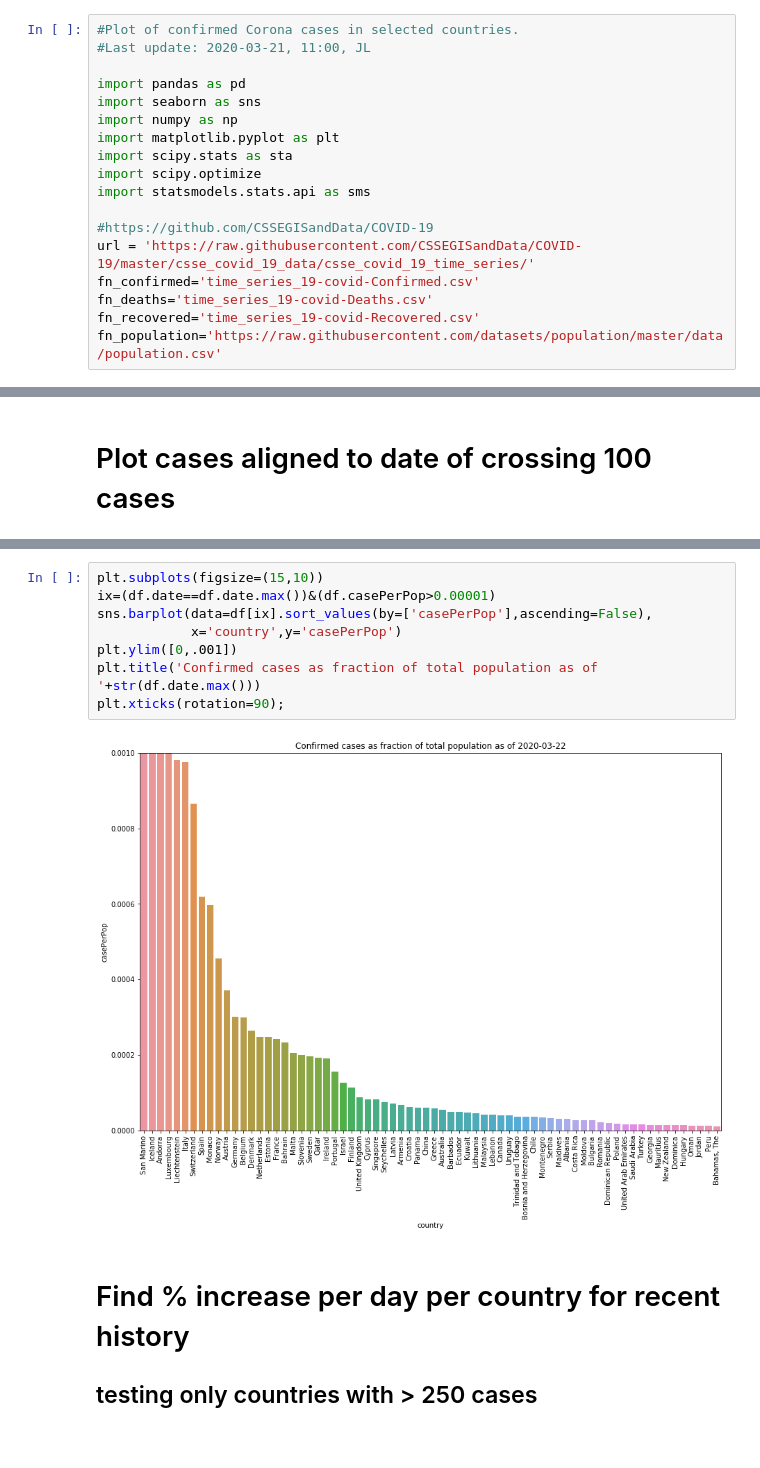
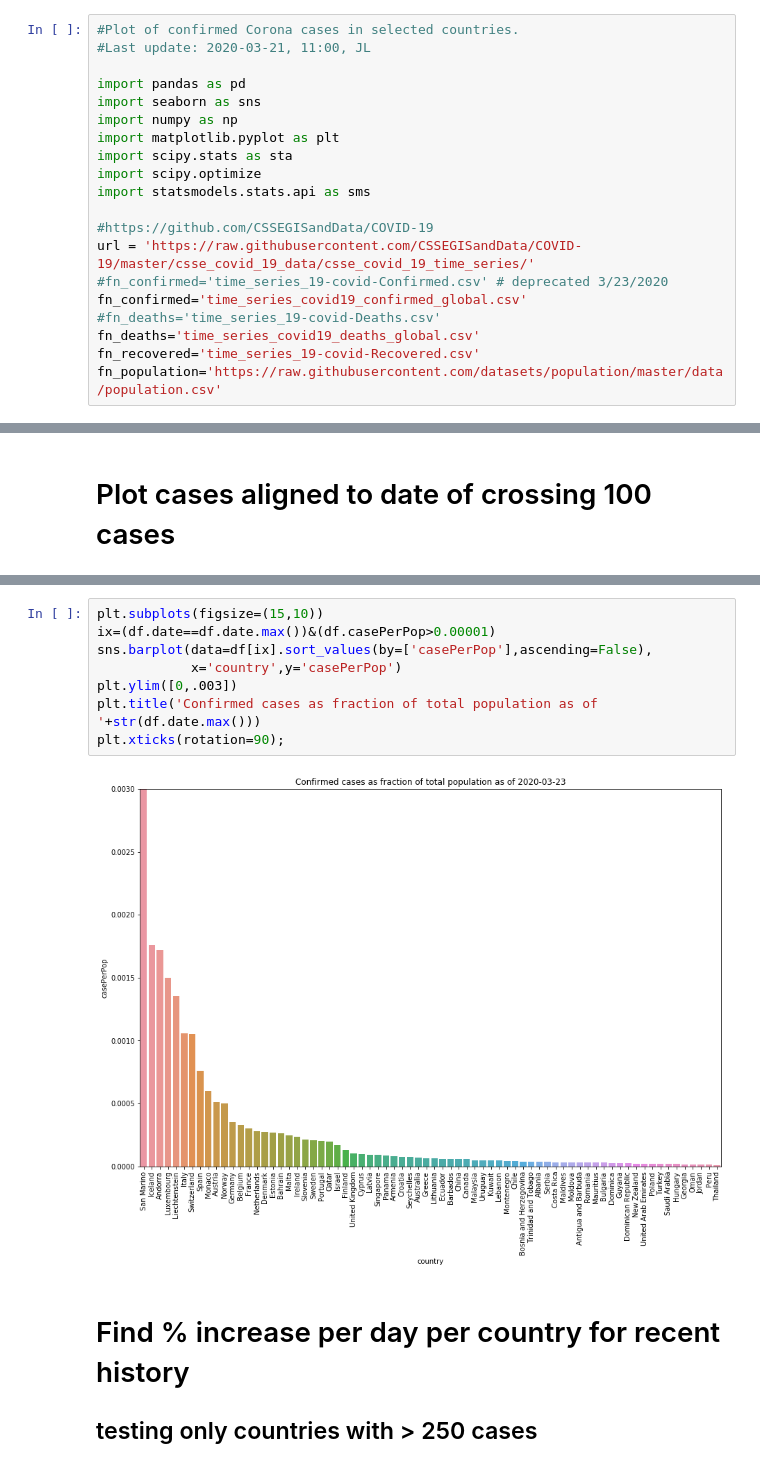
Before and after one commit to jlarsch/covid19Notebook, a Jupyter notebook: Covid19 notebook.ipynb, the cells around one changed output, grey strips where cells are left out. Saved outputs shown, nothing was run; the diff lists cells and outputs as text.

```diff
--- a/Covid19 notebook.ipynb
+++ b/Covid19 notebook.ipynb
@@ -12,8 +12,10 @@ import statsmodels.stats.api as sms
 
 #https://github.com/CSSEGISandData/COVID-19
 url = 'https://raw.githubusercontent.com/CSSEGISandData/COVID-19/master/csse_covid_19_data/csse_covid_19_time_series/'
-fn_confirmed='time_series_19-covid-Confirmed.csv'
-fn_deaths='time_series_19-covid-Deaths.csv'
+#fn_confirmed='time_series_19-covid-Confirmed.csv' # deprecated 3/23/2020
+fn_confirmed='time_series_covid19_confirmed_global.csv'
+#fn_deaths='time_series_19-covid-Deaths.csv'
+fn_deaths='time_series_covid19_deaths_global.csv'
 fn_recovered='time_series_19-covid-Recovered.csv'
 fn_population='https://raw.githubusercontent.com/datasets/population/master/data/population.csv'
 # %%
@@ -279,13 +285,13 @@ plt.xlim(left=plotStartDate);
 # %%
 plt.subplots(figsize=(15,10))
 ix=(df.date==df.date.max())&(df.casePerPop>0.00001)
 sns.barplot(data=df[ix].sort_values(by=['casePerPop'],ascending=False),
             x='country',y='casePerPop')
-plt.ylim([0,.001])
+plt.ylim([0,.003])
 plt.title('Confirmed cases as fraction of total population as of '+str(df.date.max()))
 plt.xticks(rotation=90);
 # %% [output]
-[figure, old version]
+[figure, new version]
 # %% [markdown]
 #  Find % increase per day per country for recent history
 ## testing only countries with > 250 cases
```
Also changed, not shown: parts of 19 cells of this notebook.
